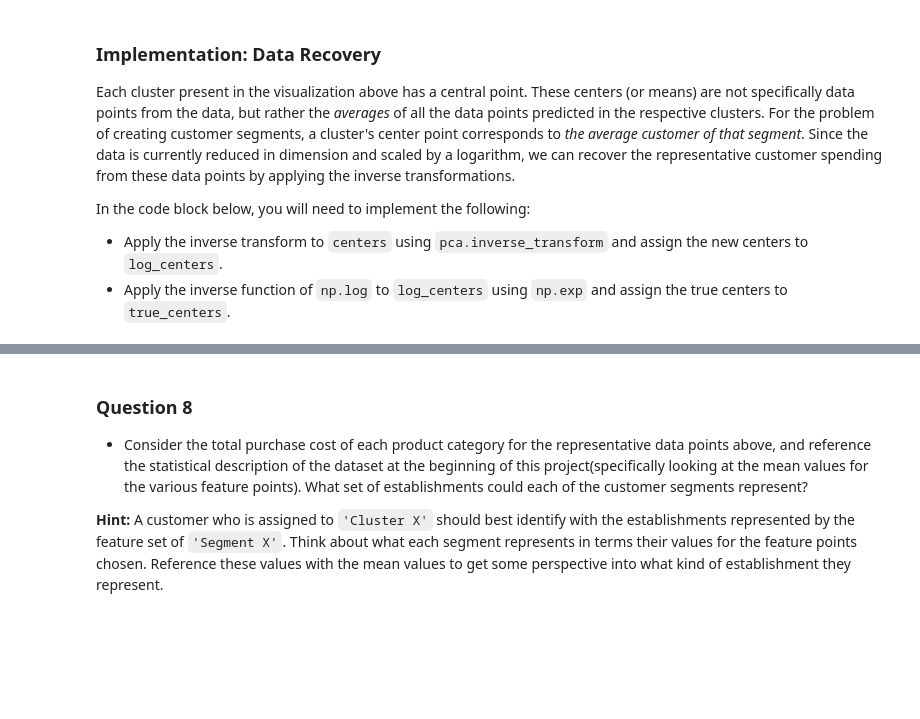
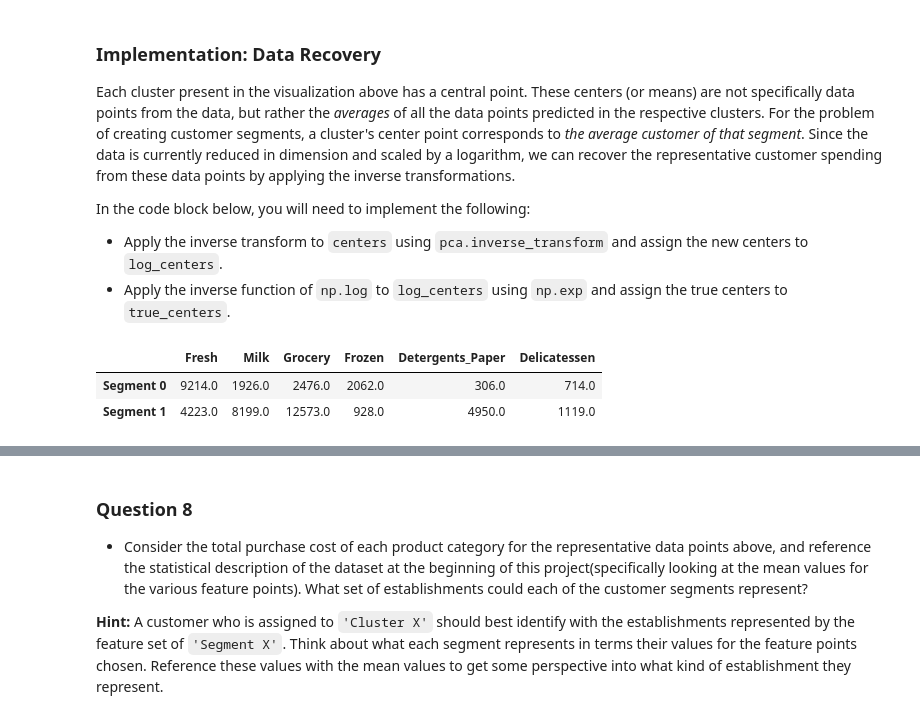
Before and after one commit to vhquang/machine-learning, a Jupyter notebook: projects/customer_segments/customer_segments.ipynb, the cells around one changed output, grey strips where cells are left out. Cells and saved outputs as stored; diff of their text form; code cells hidden in the pictures; blank space fills up the shorter version.

```diff
--- a/projects/customer_segments/customer_segments.ipynb
+++ b/projects/customer_segments/customer_segments.ipynb
@@ -676,13 +676,17 @@ In the code block below, you will need to implement the following:
  - Apply the inverse function of `np.log` to `log_centers` using `np.exp` and assign the true centers to `true_centers`.
 # %%
 # TODO: Inverse transform the centers
-log_centers = None
+log_centers = pca.inverse_transform(centers)
 
 # TODO: Exponentiate the centers
-true_centers = None
+true_centers = np.exp(log_centers)
 
 # Display the true centers
 segments = ['Segment {}'.format(i) for i in range(0,len(centers))]
 true_centers = pd.DataFrame(np.round(true_centers), columns = data.keys())
 true_centers.index = segments
 display(true_centers)
+# %% [output]
+|  | Fresh | Milk | Grocery | Frozen | Detergents_Paper | Delicatessen |
+| Segment 0 | 9214.0 | 1926.0 | 2476.0 | 2062.0 | 306.0 | 714.0 |
+| Segment 1 | 4223.0 | 8199.0 | 12573.0 | 928.0 | 4950.0 | 1119.0 |
```
Also changed, not shown: parts of 16 cells of this notebook, 1 other file.
